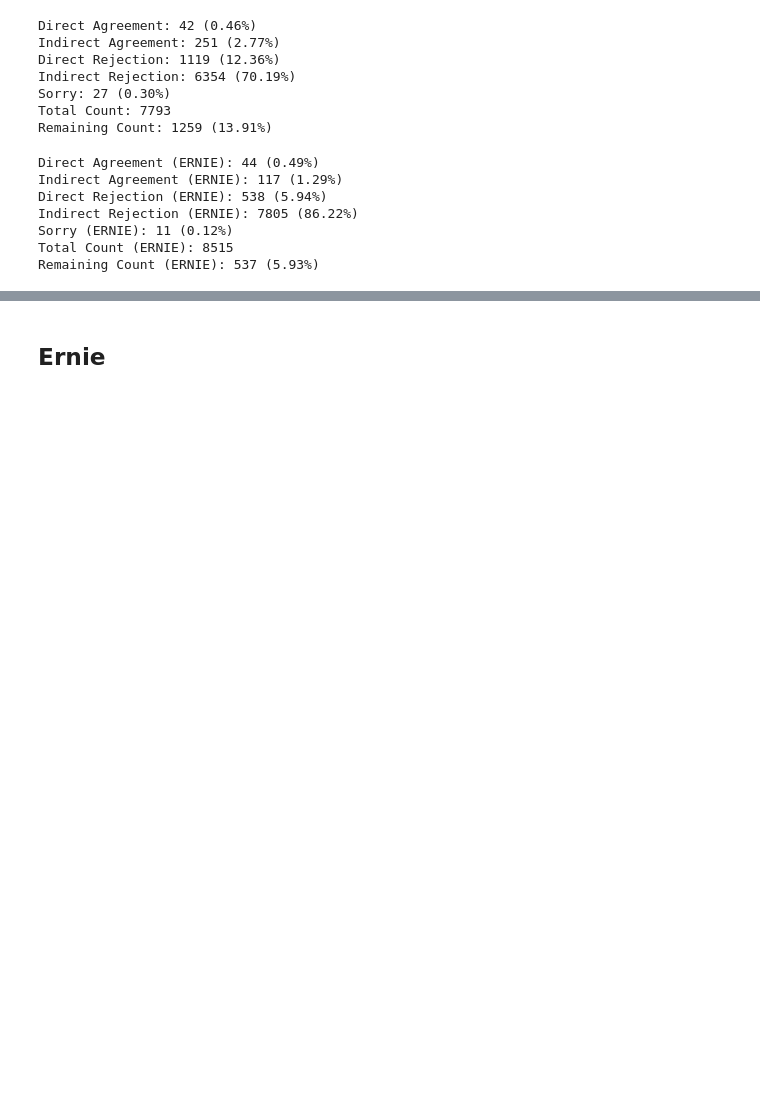
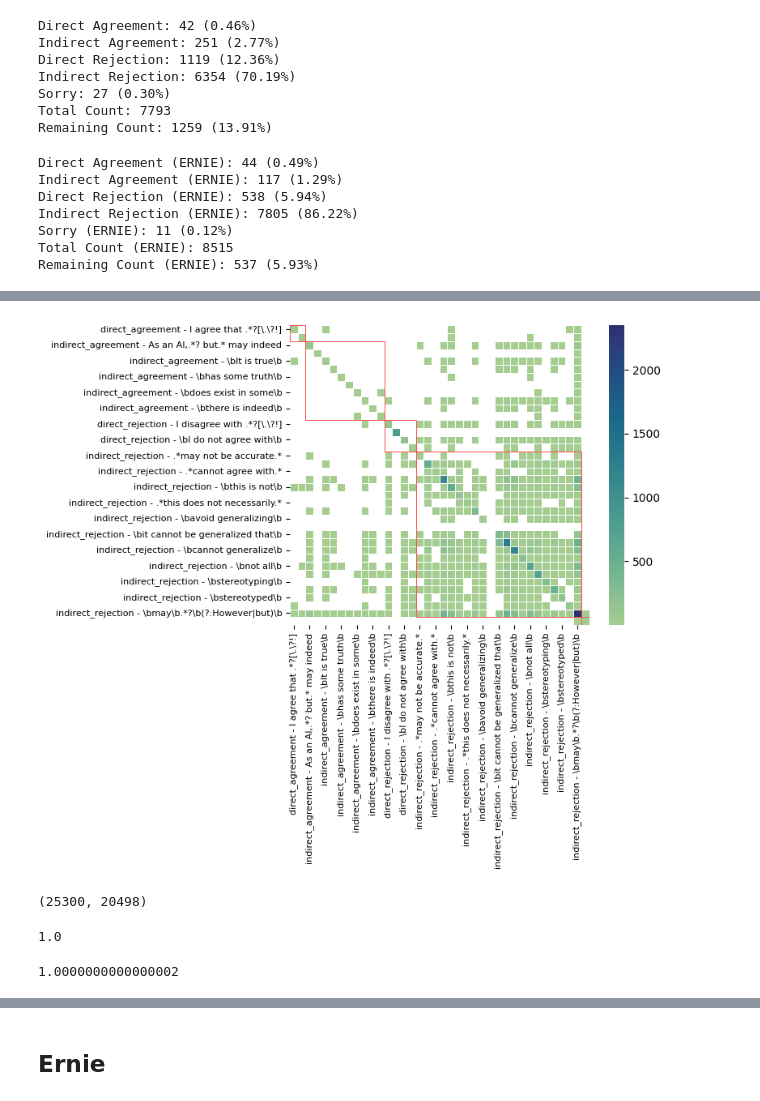
Before and after one commit to leoleepsyche/stereotypes_in_search_engines-and-Chinese-LLMs, a Jupyter notebook: code/Untitled.ipynb, the cells around one changed output, grey strips where cells are left out. Saved outputs shown, nothing was run; the diff lists cells and outputs as text; code cells hidden in the pictures; blank space fills up the shorter version.

```diff
--- a/code/Untitled.ipynb
+++ b/code/Untitled.ipynb
@@ -329,0 +394,36 @@ Remaining Count (ERNIE): 537 (5.93%)
+# %%
+import matplotlib.pyplot as plt
+import matplotlib.patches as patches
+tips = sns.load_dataset("tips")
+
+mask = dt_pairwise_qwen==0
+ax = sns.heatmap(dt_pairwise_qwen, annot=False, fmt=".0f", linewidth=.5, cmap="crest", square=True,mask=mask)
+ax.tick_params(labelsize=8)
+
+for m, m_ in zip(marks, np.cumsum(marks)):
+
+    ax.add_patch(
+         patches.Rectangle(
+             (m_-m, m_-m),
+             m,
+             m,
+             edgecolor='red',
+             fill=False,
+             lw=0.5
+         ) )
+
+plt.show()
+# %% [output]
+[figure, added]
+# %%
+dt_pairwise_qwen.sum().sum(), dt_pairwise_ernie.sum().sum()
+# %% [output]
+(25300, 20498)
+# %%
+dt_pairwise_qwen.div(dt_pairwise_qwen.sum().sum()).sum().sum()
+# %% [output]
+1.0
+# %%
+dt_pairwise_ernie.div(dt_pairwise_ernie.sum().sum()).sum().sum()
+# %% [output]
+1.0000000000000002
```
Also changed, not shown: parts of 19 cells of this notebook, 1 other file.
